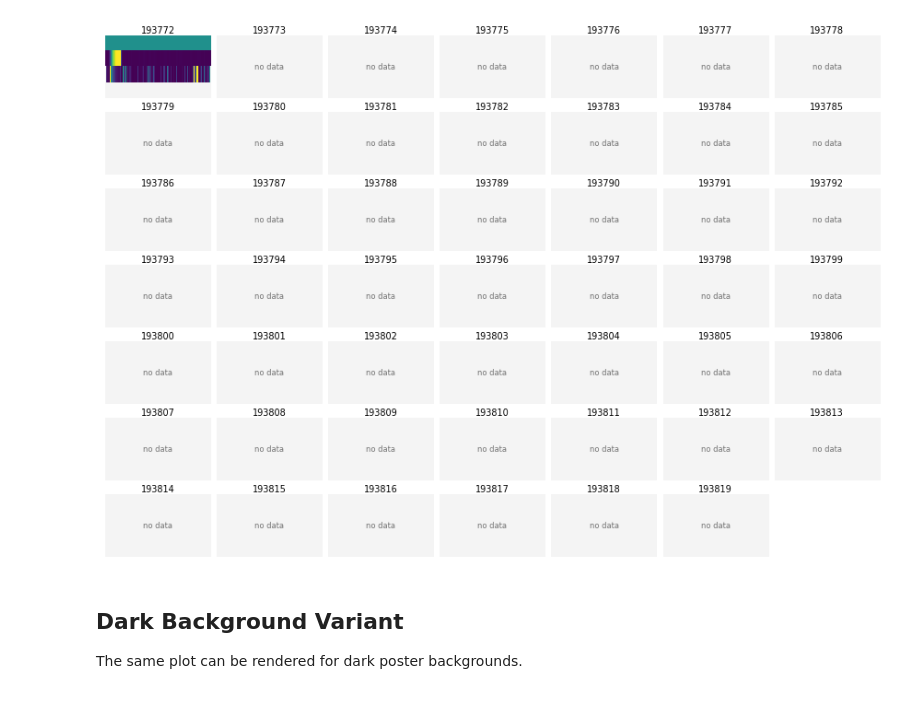
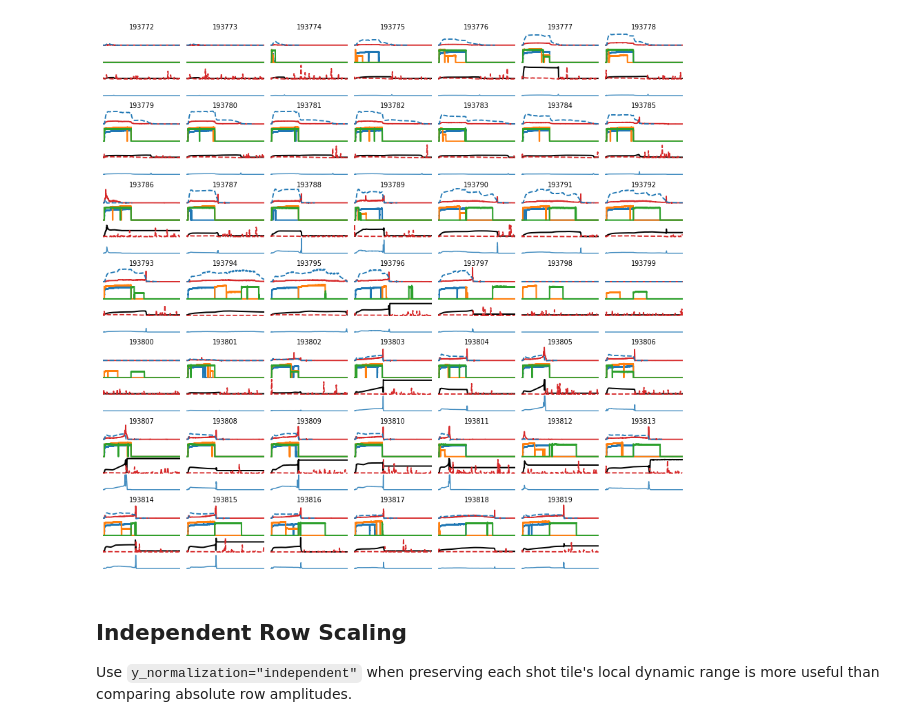
Before and after one commit to queezz/lhd-data, a Jupyter notebook: examples/fundamental_map.ipynb, the cells around one changed output. Saved outputs shown, nothing was run; the diff lists cells and outputs as text; code cells hidden in the pictures.

Commit message:
upd [fundamentals map] 2d to 1d compact traces

```diff
--- a/examples/fundamental_map.ipynb
+++ b/examples/fundamental_map.ipynb
@@ -9,10 +9,9 @@ This notebook only reads cached data from `../local/`. It does not download diag
 # %%
 from pathlib import Path
 
-from lhd_data.plotting import FundamentalSignalSpec, plot_fundamental_map
+from lhd_data.plotting import plot_fundamental_map
 
-CACHE_DIR = Path("../local/lhd_data")
-if not CACHE_DIR.exists():
-    CACHE_DIR = Path("../local/bh-molecule")
+#CACHE_DIR = Path("../local/lhd_data")
+CACHE_DIR = Path("../local/bh-molecule")
 
 SHOTS = range(193772, 193820)
@@ -23,17 +22,14 @@ Rows inside each shot panel are the default compact fundamentals: NBI power, `ne
 # %%
 fig, axes = plot_fundamental_map(
     SHOTS,
     cache_dir=CACHE_DIR,
     columns=7,
     tmin=3.2,
     tmax=9.0,
-    time_bins=96,
-    scale="global",
-    dark=False,
+    show_nbi=[1, 2, 3],
+    halpha_mode="default",
+    te_ylim=(0, 3),
+    y_normalization="row",
 )
 # %% [output]
-[figure, old version]
+[figure, new version]
-# %% [markdown]
-## Dark Background Variant
-
-The same plot can be rendered for dark poster backgrounds.
@@ -40 +38,5 @@ The same plot can be rendered for dark poster backgrounds.
+# %% [markdown]
+## Independent Row Scaling
+
+Use `y_normalization="independent"` when preserving each shot tile's local dynamic range is more useful than comparing absolute row amplitudes.
 # %%
```
Also changed, not shown: parts of 8 cells of this notebook, 5 other files.
